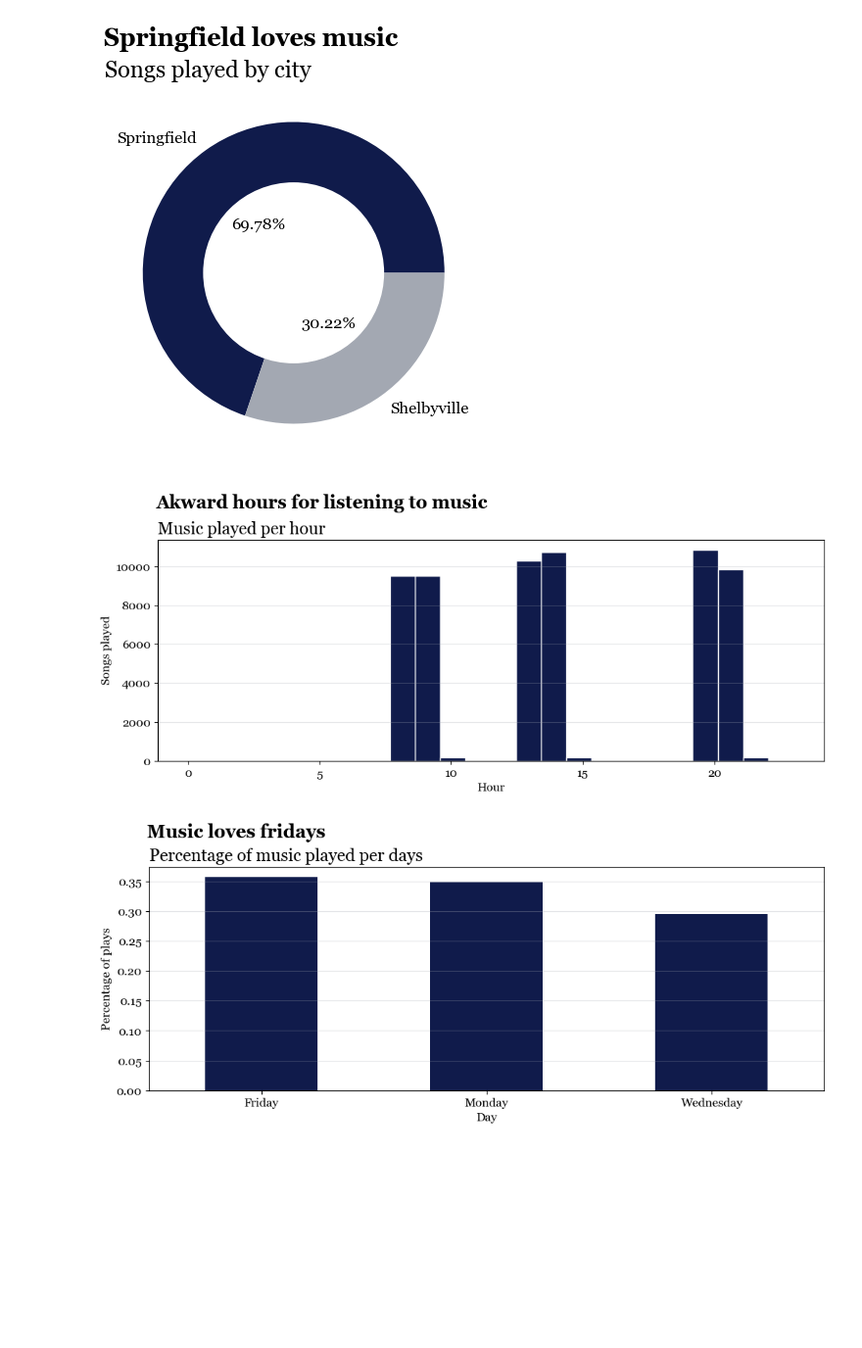
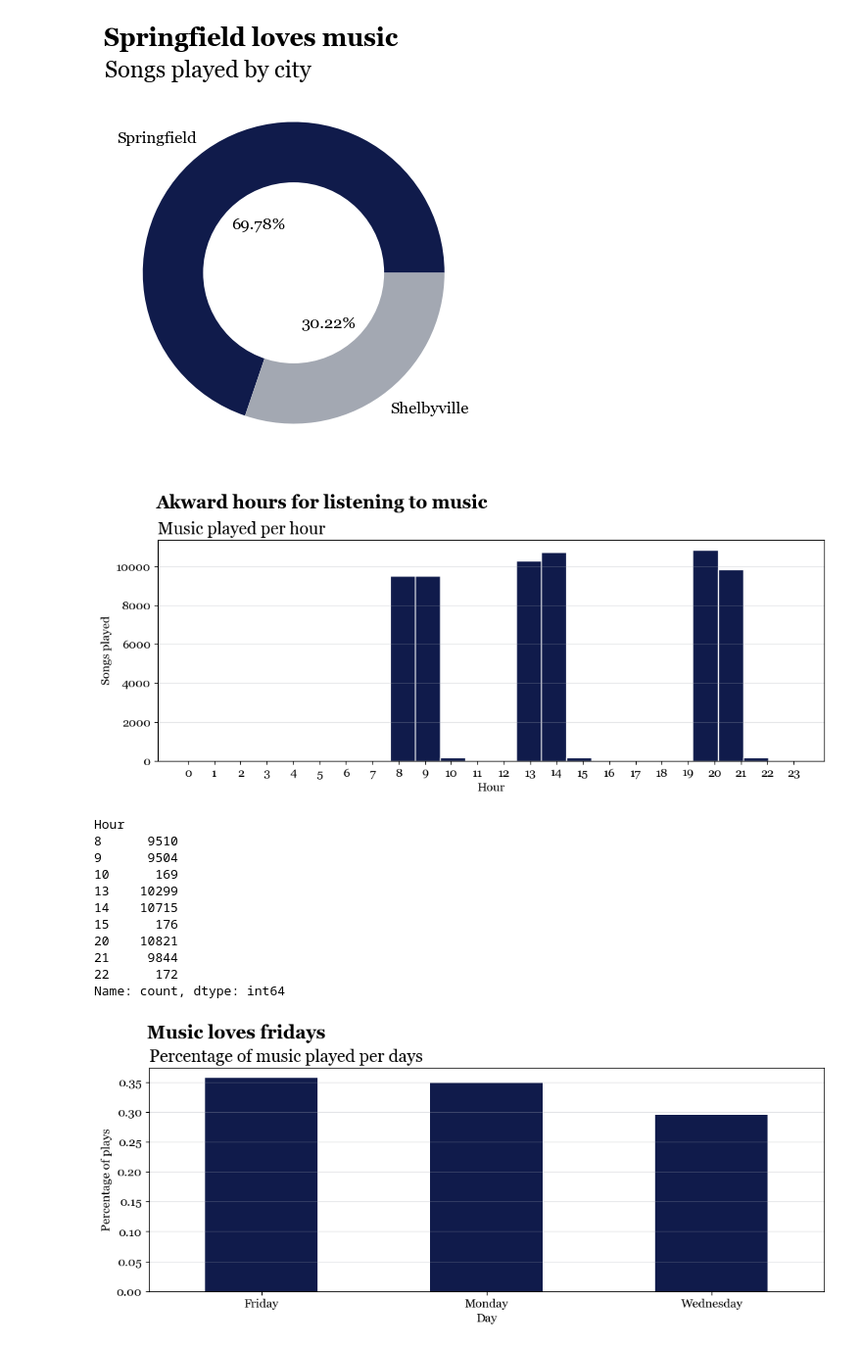
Before and after one commit to juanramosdataexpert/SonidosUrbanos, a Jupyter notebook: Notebooks/EDA.ipynb, the cells around one changed output. Shown at 98% size. Cells and saved outputs as stored; diff of their text form; code cells hidden in the pictures; blank space fills up the shorter version.

```diff
--- a/Notebooks/EDA.ipynb
+++ b/Notebooks/EDA.ipynb
@@ -193,25 +193,36 @@ plt.show()
 # %%
 # Create de hour column
 df['Hour'] = pd.to_datetime(df['Hour_of_Play'], format='%H:%M:%S').dt.hour
 
 fig, ax = plt.subplots(figsize=[12, 4])
 plt.hist(df['Hour'], bins=24, range=(0, 23), edgecolor='white',
          color=juan_colors[0])
 plt.suptitle('Akward hours for listening to music', ha='left',
              x=0.123, y=1.04, size=18, weight='bold')
 plt.title('Music played per hour', loc='left',
           size=17)
 plt.xlabel('Hour')
+plt.xticks(range(24))
 plt.ylabel('Songs played')
 plt.grid(True, color=juan_colors[2],
          axis='y', alpha=0.3)
 plt.show()
 
 # Show the count in a table
 df['Hour'].value_counts().sort_index()
-df.drop(columns=['Hour'], inplace=True)
 # %% [output]
-[figure, old version]
+[figure, new version]
+Hour
+8      9510
+9      9504
+10      169
+13    10299
+14    10715
+15      176
+20    10821
+21     9844
+22      172
+Name: count, dtype: int64
 # %%
 fig, ax = plt.subplots(figsize=[12, 4])
 df['Day_of_the_Week'].value_counts(normalize=True) \
```
Also changed, not shown: parts of 8 cells of this notebook, 2 other files.
